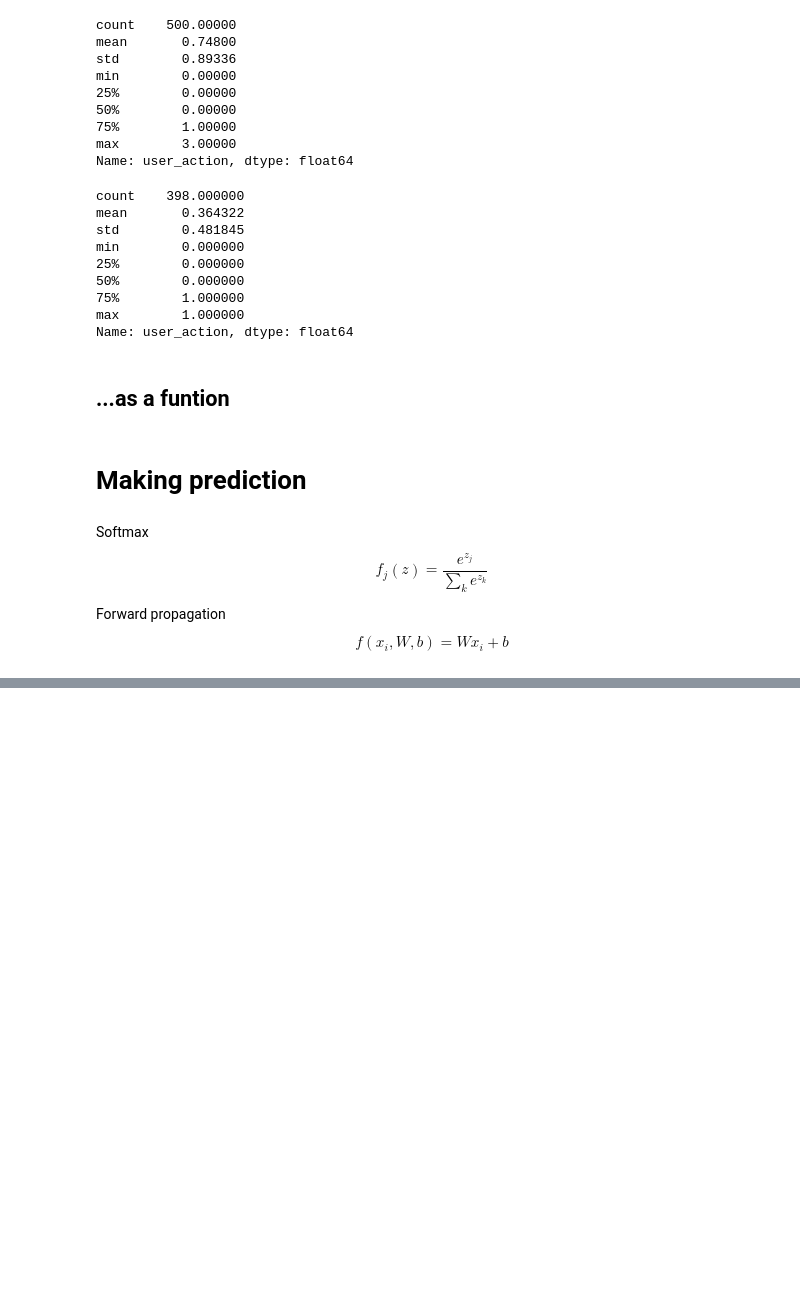
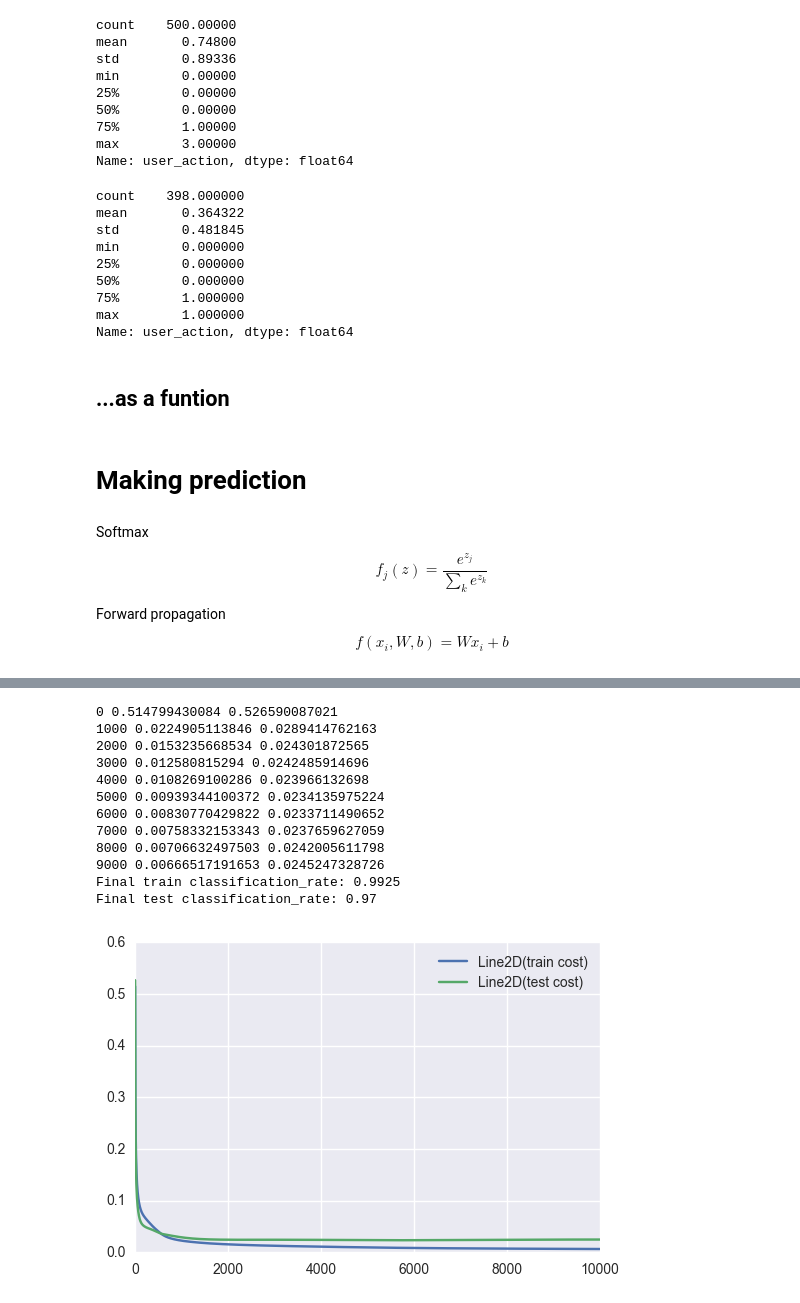
Before and after one commit to jokandre/MachineLearning-Demos, a Jupyter notebook: NeuralNetwork/data_science_deep_learning/E- commerce course project.ipynb, the cells around one changed output, grey strips where cells are left out. Saved outputs shown, nothing was run; the diff lists cells and outputs as text; code cells hidden in the pictures; blank space fills up the shorter version.

Commit message:
train and testing

```diff
--- a/NeuralNetwork/data_science_deep_learning/E- commerce course project.ipynb
+++ b/NeuralNetwork/data_science_deep_learning/E- commerce course project.ipynb
@@ -191,0 +238,45 @@ Score: 0.298
+# %%
+# train loop
+train_costs = []
+test_costs = []
+learning_rate = 0.001
+for i in range(10000):
+    pYtrain, Ztrain = forward(Xtrain, W1, b1, W2, b2)
+    pYtest, Ztest = forward(Xtest, W1, b1, W2, b2)
+
+    ctrain = cross_entropy(Ytrain_ind, pYtrain)
+    ctest = cross_entropy(Ytest_ind, pYtest)
+    train_costs.append(ctrain)
+    test_costs.append(ctest)
+
+    # gradient descent
+    W2 -= learning_rate*Ztrain.T.dot(pYtrain - Ytrain_ind)
+    b2 -= learning_rate*(pYtrain - Ytrain_ind).sum(axis=0)
+    dZ = (pYtrain - Ytrain_ind).dot(W2.T) * (1 - Ztrain*Ztrain)
+    W1 -= learning_rate*Xtrain.T.dot(dZ)
+    b1 -= learning_rate*dZ.sum(axis=0)
+
+    if i % 1000 == 0:
+        print (i, ctrain, ctest)
+
+print ("Final train classification_rate:", classification_rate(Ytrain, predict(pYtrain)))
+print ("Final test classification_rate:", classification_rate(Ytest, predict(pYtest)))
+
+legend1, = plt.plot(train_costs, label='train cost')
+legend2, = plt.plot(test_costs, label='test cost')
+plt.legend([legend1, legend2])
+plt.show()
+# %% [output]
+0 0.514799430084 0.526590087021
+1000 0.0224905113846 0.0289414762163
+2000 0.0153235668534 0.024301872565
+3000 0.012580815294 0.0242485914696
+4000 0.0108269100286 0.023966132698
+5000 0.00939344100372 0.0234135975224
+6000 0.00830770429822 0.0233711490652
+7000 0.00758332153343 0.0237659627059
+8000 0.00706632497503 0.0242005611798
+9000 0.00666517191653 0.0245247328726
+Final train classification_rate: 0.9925
+Final test classification_rate: 0.97
+[figure, added]
```
Also changed, not shown: parts of 7 cells of this notebook.
